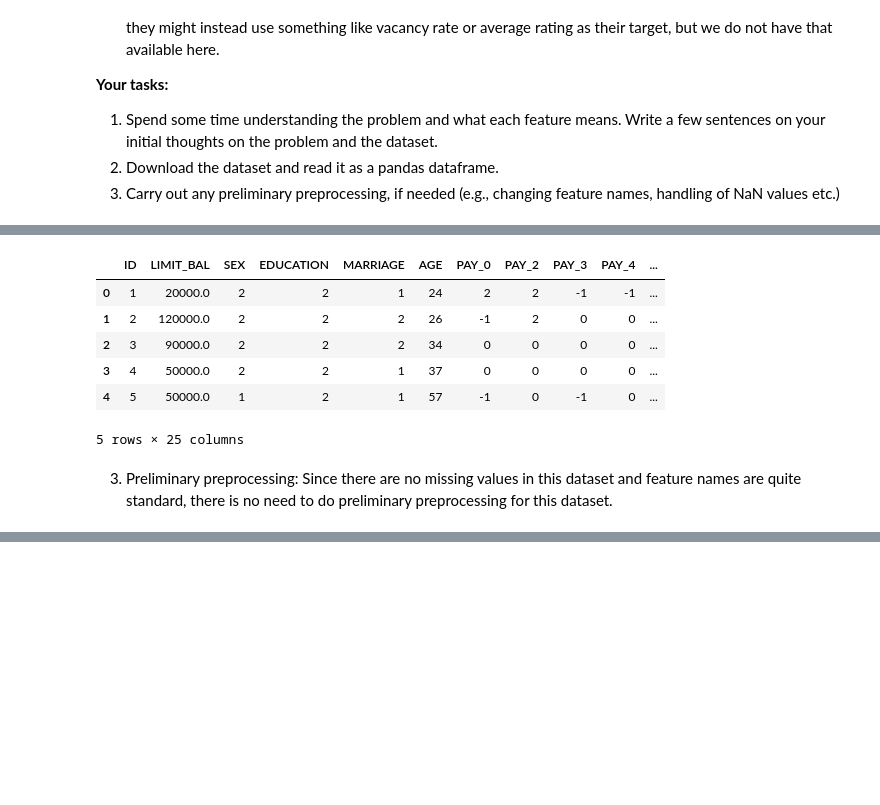
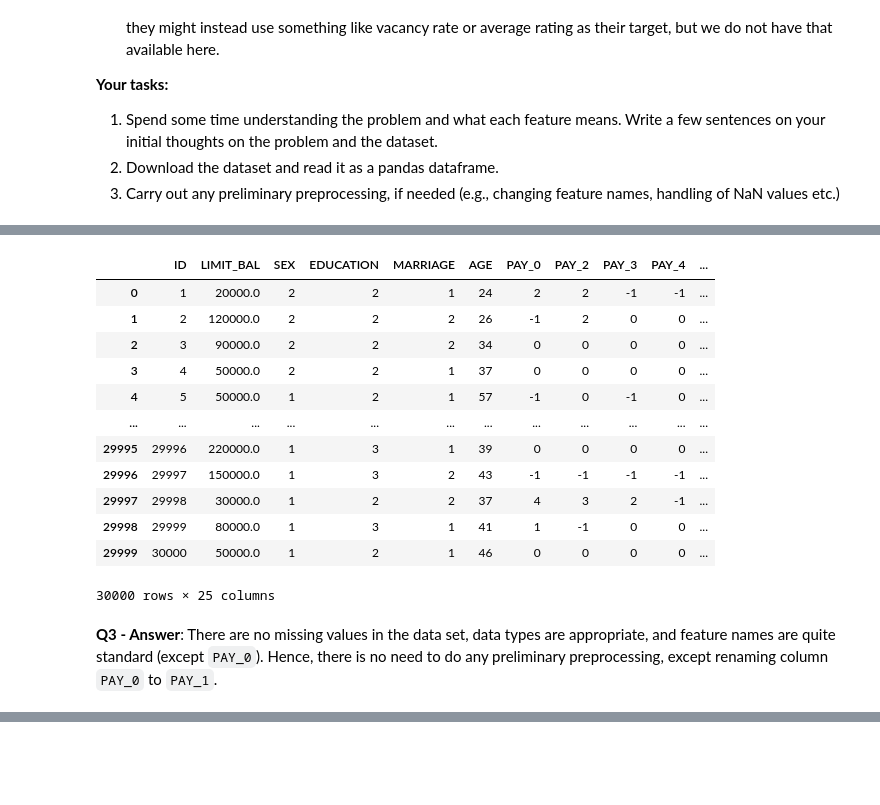
Before and after one commit to nobbynguyen/573Lab4_Classification_Group-GSN, a Jupyter notebook: lab4.ipynb, the cells around one changed output, grey strips where cells are left out. Cells and saved outputs as stored; diff of their text form; code cells hidden in the pictures; blank space fills up the shorter version.

```diff
--- a/lab4.ipynb
+++ b/lab4.ipynb
@@ -137,18 +140,23 @@ The features of this dataset fall into 4 main categories:
 # %%
-# 2. Read the data
+# 2. Read in the data
 credit_card_df = pd.read_csv("UCI_Credit_Card.csv")
-credit_card_df.head()
+credit_card_df.sort_index()
 # %% [output]
 |  | ID | LIMIT_BAL | SEX | EDUCATION | MARRIAGE | AGE | PAY_0 | PAY_2 | PAY_3 | PAY_4 | ... |
 | 0 | 1 | 20000.0 | 2 | 2 | 1 | 24 | 2 | 2 | -1 | -1 | ... |
 | 1 | 2 | 120000.0 | 2 | 2 | 2 | 26 | -1 | 2 | 0 | 0 | ... |
 | 2 | 3 | 90000.0 | 2 | 2 | 2 | 34 | 0 | 0 | 0 | 0 | ... |
 | 3 | 4 | 50000.0 | 2 | 2 | 1 | 37 | 0 | 0 | 0 | 0 | ... |
 | 4 | 5 | 50000.0 | 1 | 2 | 1 | 57 | -1 | 0 | -1 | 0 | ... |
+| ... | ... | ... | ... | ... | ... | ... | ... | ... | ... | ... | ... |
+| 29995 | 29996 | 220000.0 | 1 | 3 | 1 | 39 | 0 | 0 | 0 | 0 | ... |
+| 29996 | 29997 | 150000.0 | 1 | 3 | 2 | 43 | -1 | -1 | -1 | -1 | ... |
+| 29997 | 29998 | 30000.0 | 1 | 2 | 2 | 37 | 4 | 3 | 2 | -1 | ... |
+| 29998 | 29999 | 80000.0 | 1 | 3 | 1 | 41 | 1 | -1 | 0 | 0 | ... |
+| 29999 | 30000 | 50000.0 | 1 | 2 | 1 | 46 | 0 | 0 | 0 | 0 | ... |
-5 rows × 25 columns
+30000 rows × 25 columns
 # %% [markdown]
-3. Preliminary preprocessing:
-Since there are no missing values in this dataset and feature names are quite standard, there is no need to do preliminary preprocessing for this dataset.
+**Q3 - Answer**: There are no missing values in the data set, data types are appropriate, and feature names are quite standard (except `PAY_0`). Hence, there is no need to do any preliminary preprocessing, except renaming column `PAY_0` to `PAY_1`.
 # %%
 credit_card_df.info()
 # %% [output]
```
Also changed, not shown: parts of 4 cells of this notebook.
